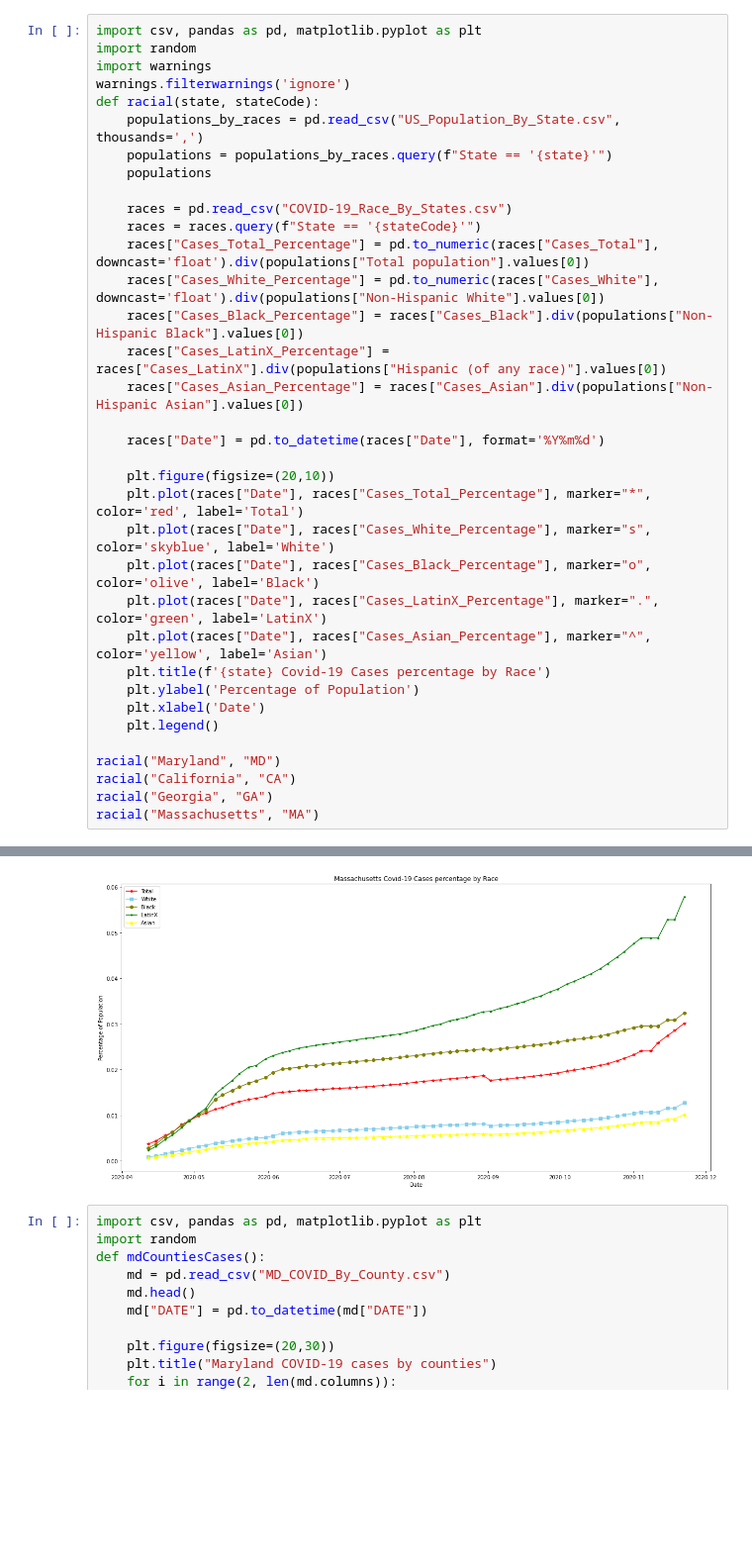
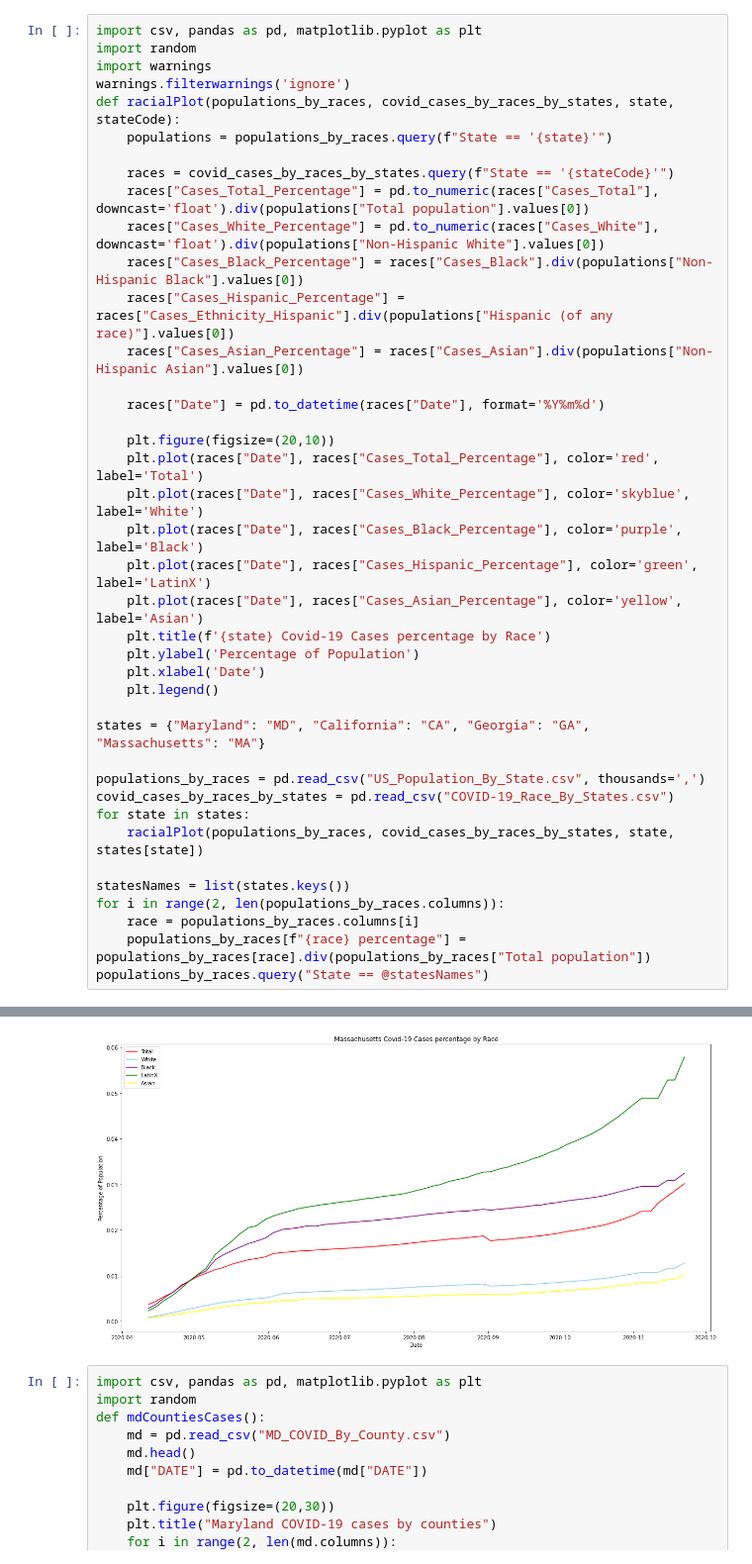
Before and after one commit to Miaiah/INST126_Proj4_Group, a Jupyter notebook: Project 4 Update 2.ipynb, the cells around one changed output, grey strips where cells are left out. Shown at 99% size. Drawn from its saved outputs; the diff is of its cells as text; blank space fills up the shorter version.

```diff
--- a/Project 4 Update 2.ipynb
+++ b/Project 4 Update 2.ipynb
@@ -3,34 +3,39 @@ import csv, pandas as pd, matplotlib.pyplot as plt
 import random
 import warnings
 warnings.filterwarnings('ignore')
-def racial(state, stateCode):
-    populations_by_races = pd.read_csv("US_Population_By_State.csv", thousands=',')
+def racialPlot(populations_by_races, covid_cases_by_races_by_states, state, stateCode):
     populations = populations_by_races.query(f"State == '{state}'")
-    populations
 
-    races = pd.read_csv("COVID-19_Race_By_States.csv")
-    races = races.query(f"State == '{stateCode}'")
+    races = covid_cases_by_races_by_states.query(f"State == '{stateCode}'")
     races["Cases_Total_Percentage"] = pd.to_numeric(races["Cases_Total"], downcast='float').div(populations["Total population"].values[0])
     races["Cases_White_Percentage"] = pd.to_numeric(races["Cases_White"], downcast='float').div(populations["Non-Hispanic White"].values[0])
     races["Cases_Black_Percentage"] = races["Cases_Black"].div(populations["Non-Hispanic Black"].values[0])
-    races["Cases_LatinX_Percentage"] = races["Cases_LatinX"].div(populations["Hispanic (of any race)"].values[0])
+    races["Cases_Hispanic_Percentage"] = races["Cases_Ethnicity_Hispanic"].div(populations["Hispanic (of any race)"].values[0])
     races["Cases_Asian_Percentage"] = races["Cases_Asian"].div(populations["Non-Hispanic Asian"].values[0])
 
     races["Date"] = pd.to_datetime(races["Date"], format='%Y%m%d')
 
     plt.figure(figsize=(20,10))
-    plt.plot(races["Date"], races["Cases_Total_Percentage"], marker="*", color='red', label='Total')
-    plt.plot(races["Date"], races["Cases_White_Percentage"], marker="s", color='skyblue', label='White')
-    plt.plot(races["Date"], races["Cases_Black_Percentage"], marker="o", color='olive', label='Black')
-    plt.plot(races["Date"], races["Cases_LatinX_Percentage"], marker=".", color='green', label='LatinX')
-    plt.plot(races["Date"], races["Cases_Asian_Percentage"], marker="^", color='yellow', label='Asian')
+    plt.plot(races["Date"], races["Cases_Total_Percentage"], color='red', label='Total')
+    plt.plot(races["Date"], races["Cases_White_Percentage"], color='skyblue', label='White')
+    plt.plot(races["Date"], races["Cases_Black_Percentage"], color='purple', label='Black')
+    plt.plot(races["Date"], races["Cases_Hispanic_Percentage"], color='green', label='LatinX')
+    plt.plot(races["Date"], races["Cases_Asian_Percentage"], color='yellow', label='Asian')
     plt.title(f'{state} Covid-19 Cases percentage by Race')
     plt.ylabel('Percentage of Population')
     plt.xlabel('Date')
     plt.legend()
 
-racial("Maryland", "MD")
-racial("California", "CA")
-racial("Georgia", "GA")
-racial("Massachusetts", "MA")
+states = {"Maryland": "MD", "California": "CA", "Georgia": "GA", "Massachusetts": "MA"}
+
+populations_by_races = pd.read_csv("US_Population_By_State.csv", thousands=',')
+covid_cases_by_races_by_states = pd.read_csv("COVID-19_Race_By_States.csv")
+for state in states:
+    racialPlot(populations_by_races, covid_cases_by_races_by_states, state, states[state])
+
+statesNames = list(states.keys())
+for i in range(2, len(populations_by_races.columns)):
+    race = populations_by_races.columns[i]
+    populations_by_races[f"{race} percentage"] = populations_by_races[race].div(populations_by_races["Total population"])
+populations_by_races.query("State == @statesNames")
 # %% [output]
@@ -40,4 +50,4 @@ racial("Massachusetts", "MA")
-[figure, old version]
+[figure, new version]
 # %%
 import csv, pandas as pd, matplotlib.pyplot as plt
 import random
```
Also changed, not shown: parts of 1 cell of this notebook.
